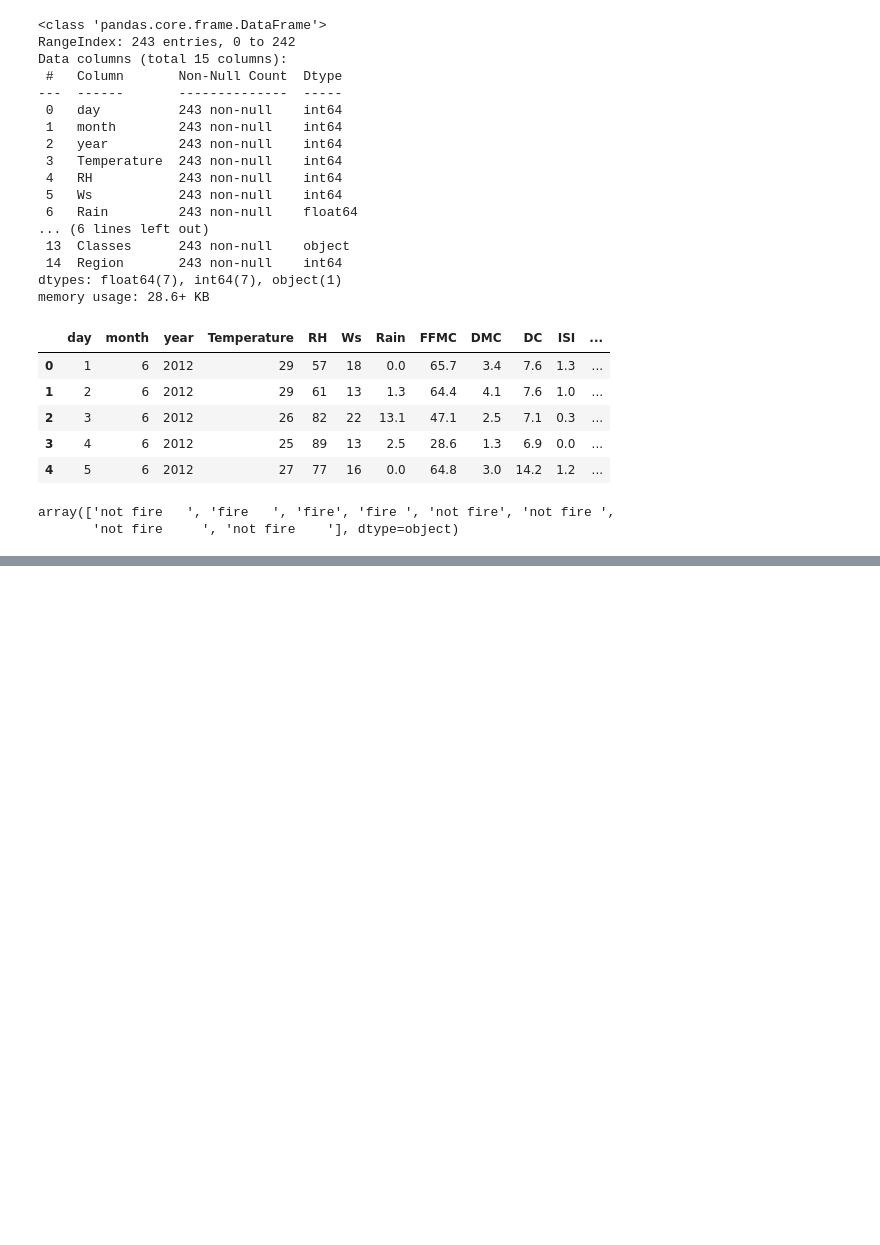
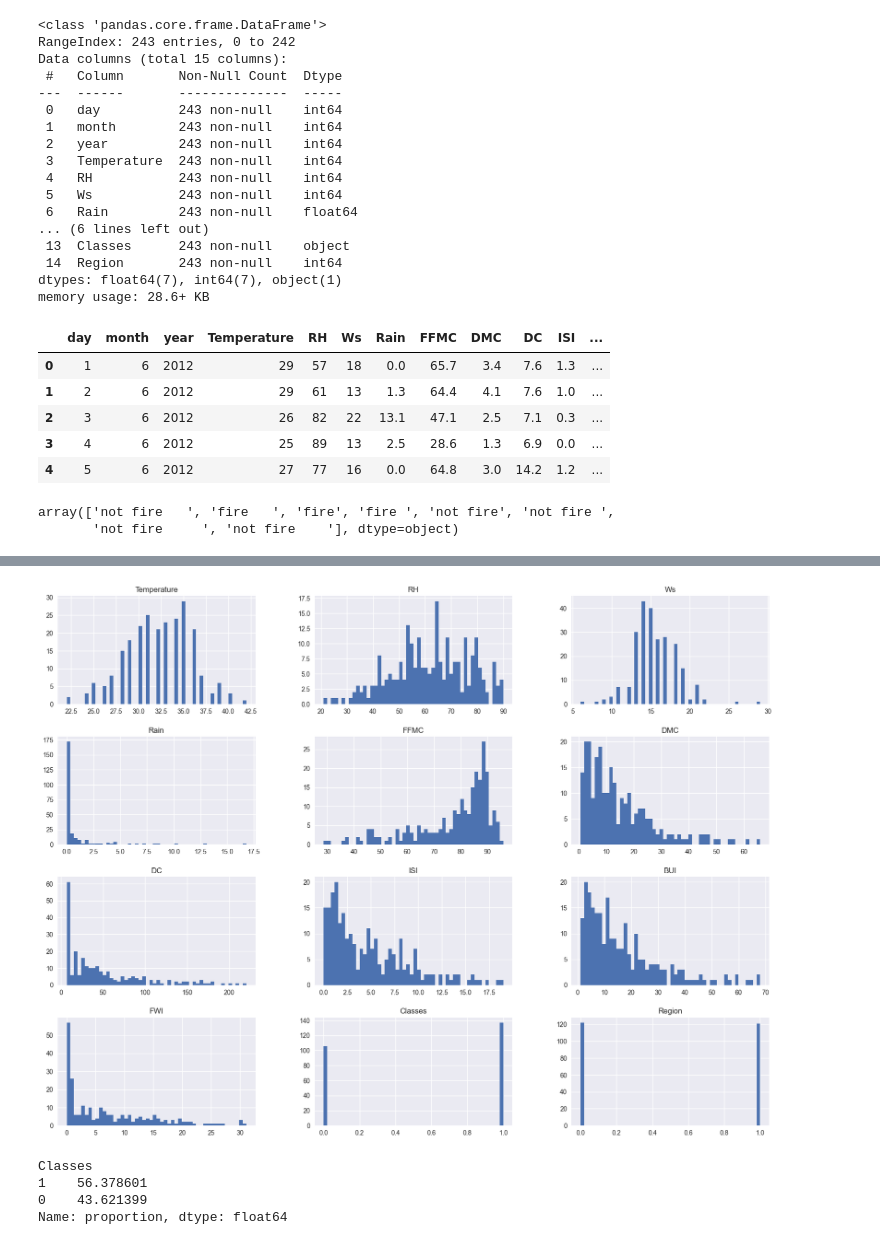
Before and after one commit to Ramyadav08/mlops-tutorial, a Jupyter notebook: ML/RLE/rle.ipynb, the cells around one changed output, grey strips where cells are left out. Cells and saved outputs as stored; diff of their text form; code cells hidden in the pictures; blank space fills up the shorter version.

```diff
--- a/ML/RLE/rle.ipynb
+++ b/ML/RLE/rle.ipynb
@@ -249,0 +252,2 @@ df.to_csv("Algerian_forest_fires_dataset_Cleaned.csv",index=False)
+# %%
+df_copy=df.drop(['day','month','year'],axis=1)
@@ -249,0 +269,8 @@ df.to_csv("Algerian_forest_fires_dataset_Cleaned.csv",index=False)
+# %%
+df_copy["Classes"] = df_copy["Classes"].astype(str)
+
+df_copy["Classes"] = np.where(
+    df_copy["Classes"].str.strip().str.lower().str.contains("not fire"),
+    0,
+    1
+)
@@ -249,0 +308,14 @@ df.to_csv("Algerian_forest_fires_dataset_Cleaned.csv",index=False)
+# %%
+# density plot for all feature
+plt.style.use("seaborn-v0_8")
+df_copy.hist(bins=50, figsize=(20, 15))
+plt.show()
+# %% [output]
+[figure, added]
+# %%
+df_copy['Classes'].value_counts(normalize=True)*100
+# %% [output]
+Classes
+1    56.378601
+0    43.621399
+Name: proportion, dtype: float64
```
Also changed, not shown: parts of 7 cells of this notebook.
